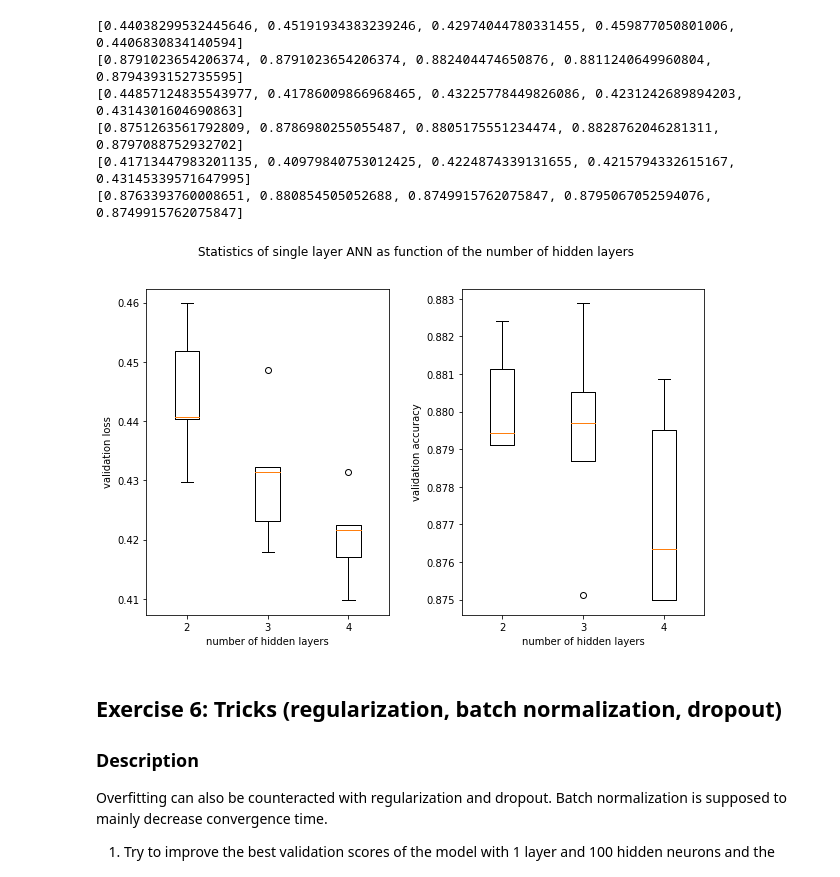
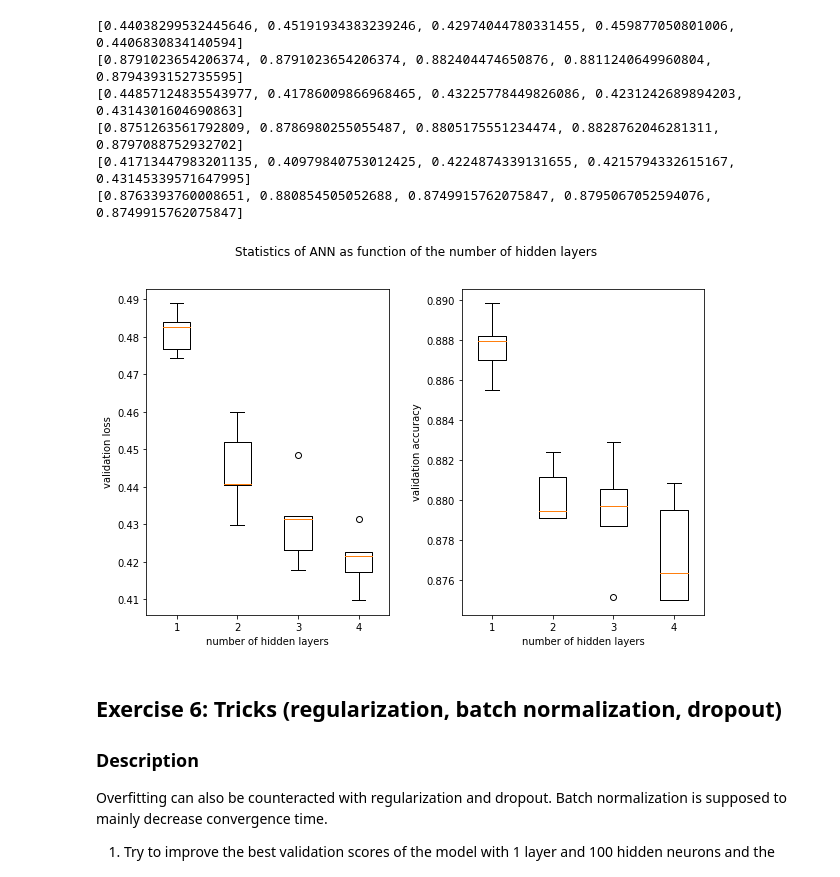
Before and after one commit to adrian-valente/ANN_project1, a Jupyter notebook: miniproject1.ipynb, the cells around one changed output. Cells and saved outputs as stored; diff of their text form; code cells hidden in the pictures.

```diff
--- a/miniproject1.ipynb
+++ b/miniproject1.ipynb
@@ -939,21 +939,32 @@ accuracies.append(accuracies_4)
 [0.8751263561792809, 0.8786980255055487, 0.8805175551234474, 0.8828762046281311, 0.8797088752932702]
 [0.41713447983201135, 0.40979840753012425, 0.4224874339131655, 0.4215794332615167, 0.43145339571647995]
 [0.8763393760008651, 0.880854505052688, 0.8749915762075847, 0.8795067052594076, 0.8749915762075847]
+# %%
+losses = []
+accuracies = []
+losses.append([0.4742917674588293, 0.4840815785165922, 0.48891783804575045, 0.4825939503518773, 0.4766730998306151])
+accuracies.append([0.8879304534904204, 0.8882000134940642, 0.8855044140320227, 0.8869869937648653, 0.8898173730941673])
+losses.append([0.44038299532445646, 0.45191934383239246, 0.42974044780331455, 0.459877050801006, 0.4406830834140594])
+accuracies.append([0.8791023654206374, 0.8791023654206374, 0.882404474650876, 0.8811240649960804, 0.8794393152735595])
+losses.append([0.44857124835543977, 0.41786009866968465, 0.43225778449826086, 0.4231242689894203, 0.4314301604690863])
+accuracies.append([0.8751263561792809, 0.8786980255055487, 0.8805175551234474, 0.8828762046281311, 0.8797088752932702])
+losses.append([0.41713447983201135, 0.40979840753012425, 0.4224874339131655, 0.4215794332615167, 0.43145339571647995])
+accuracies.append([0.8763393760008651, 0.880854505052688, 0.8749915762075847, 0.8795067052594076, 0.8749915762075847])
 # %%
 plt.figure()
 ax = plt.subplot(121)
-ax.boxplot(losses, labels=['2', '3', '4'])
+ax.boxplot(losses, labels=['1', '2', '3', '4'])
 ax.set_xlabel("number of hidden layers")
 ax.set_ylabel("validation loss")
 ax = plt.subplot(122)
-ax.boxplot(accuracies, labels=['2', '3', '4'])
+ax.boxplot(accuracies, labels=['1', '2', '3', '4'])
 ax.set_xlabel("number of hidden layers")
 ax.set_ylabel("validation accuracy")
 plt.suptitle("Statistics of ANN as function of the number of hidden layers")
 plt.subplots_adjust(wspace=0.3)
 plt.show()
 # %% [output]
-[figure, old version]
+[figure, new version]
 # %% [markdown]
 ## Exercise 6: Tricks (regularization, batch normalization, dropout)
 
```
Also changed, not shown: parts of 1 cell of this notebook.
